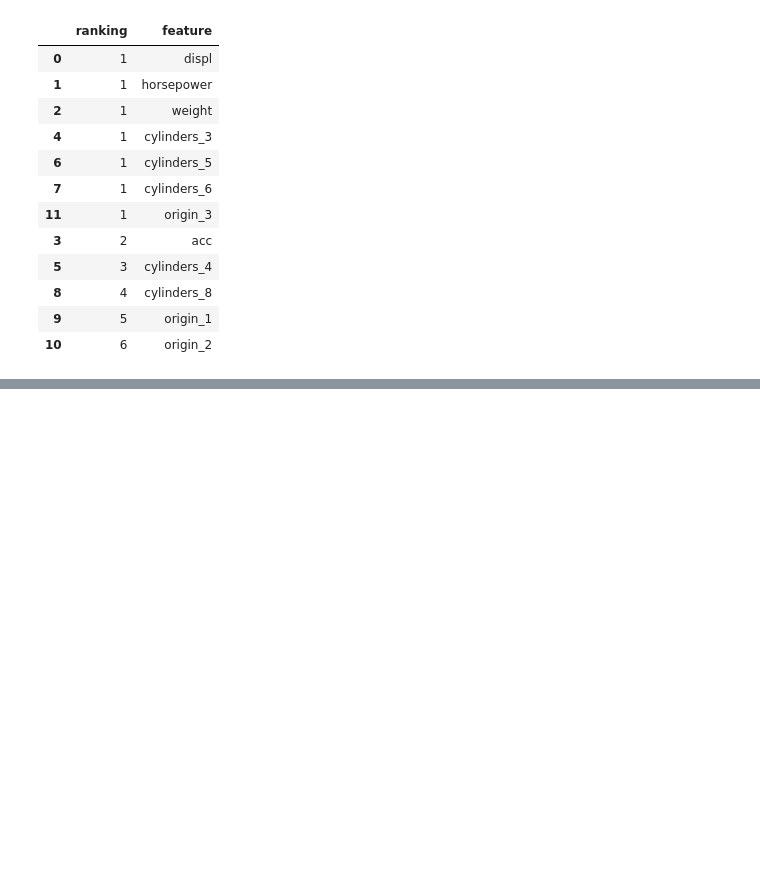
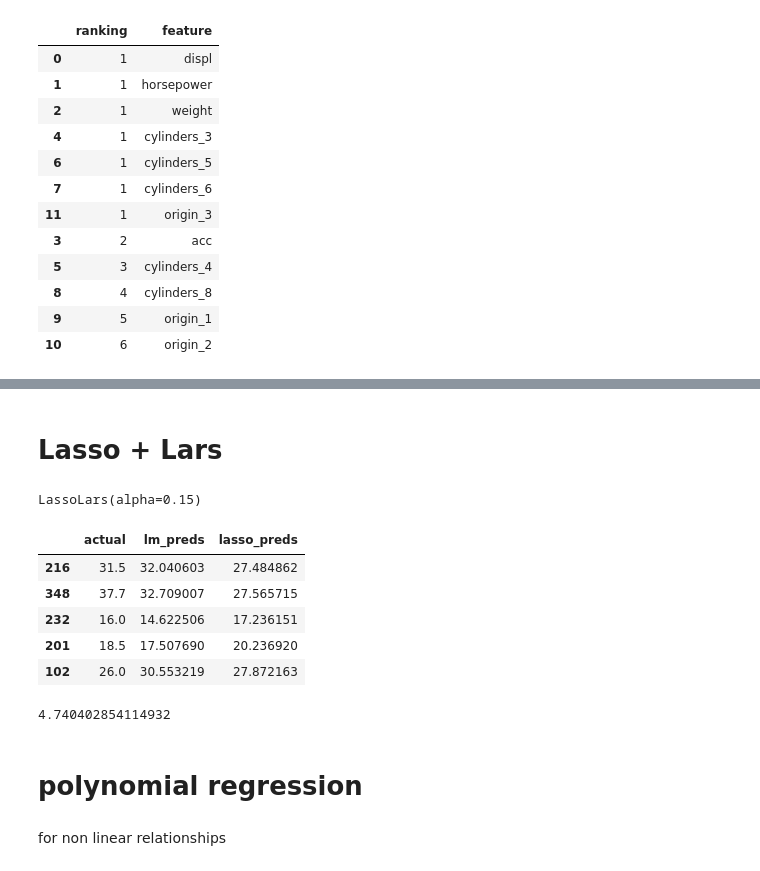
Before and after one commit to Bartholomew-Taylor/logistic_regression, a Jupyter notebook: feature_engineering_lesson.ipynb, the cells around one changed output, grey strips where cells are left out. Drawn from its saved outputs; the diff is of its cells as text; code cells hidden in the pictures; blank space fills up the shorter version.

```diff
--- a/feature_engineering_lesson.ipynb
+++ b/feature_engineering_lesson.ipynb
@@ -118,0 +139,2 @@ feature_ranks.sort_values('ranking')
+# %%
+preds_df = pd.DataFrame({'actual': y_train, 'lm_preds': lm_preds})
@@ -118,0 +147,2 @@ feature_ranks.sort_values('ranking')
+# %% [markdown]
+# Lasso + Lars
@@ -118,0 +151,26 @@ feature_ranks.sort_values('ranking')
+# %%
+lasso = LassoLars(alpha = 0.15)
+# %%
+lasso.fit(x_train, y_train)
+# %% [output]
+LassoLars(alpha=0.15)
+# %%
+lasso_preds = lasso.predict(x_train)
+# %%
+preds_df['lasso_preds'] = lasso_preds
+preds_df.head()
+# %% [output]
+|  | actual | lm_preds | lasso_preds |
+| 216 | 31.5 | 32.040603 | 27.484862 |
+| 348 | 37.7 | 32.709007 | 27.565715 |
+| 232 | 16.0 | 14.622506 | 17.236151 |
+| 201 | 18.5 | 17.507690 | 20.236920 |
+| 102 | 26.0 | 30.553219 | 27.872163 |
+# %%
+sqrt(mean_squared_error(preds_df['actual'], preds_df['lasso_preds']))
+# %% [output]
+4.740402854114932
+# %% [markdown]
+# polynomial regression
+# %% [markdown]
+for non linear relationships
```
Also changed, not shown: parts of 14 cells of this notebook.
